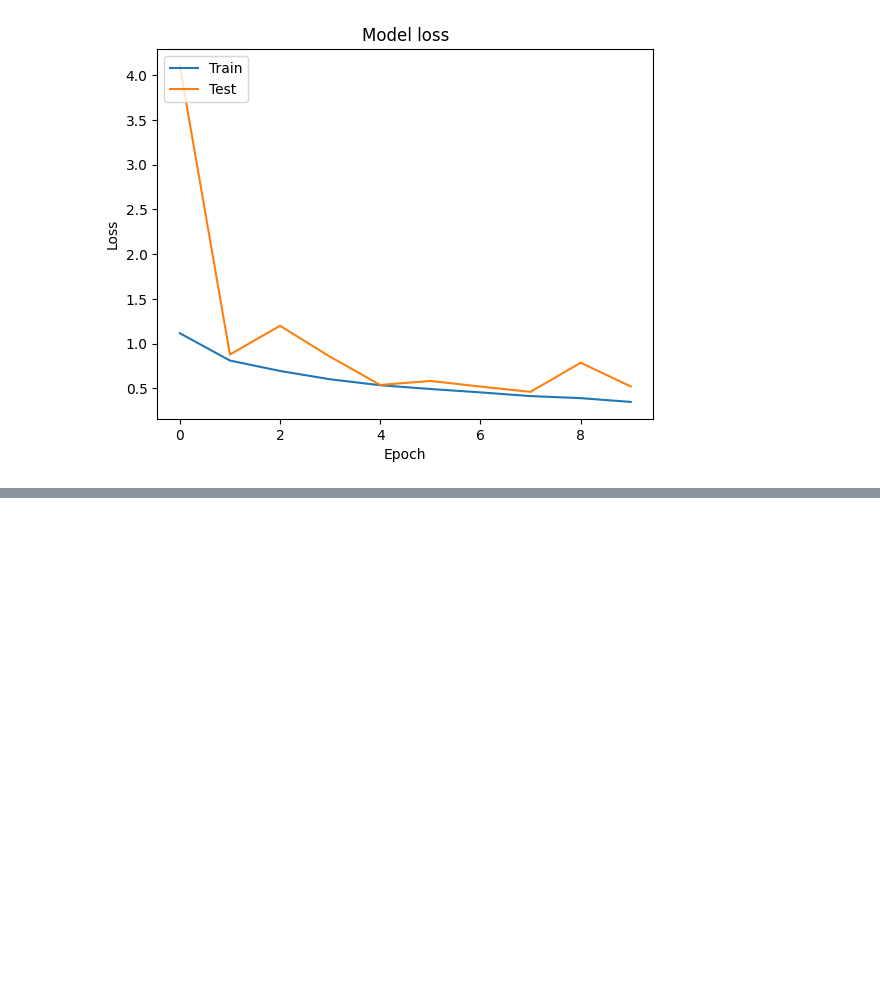
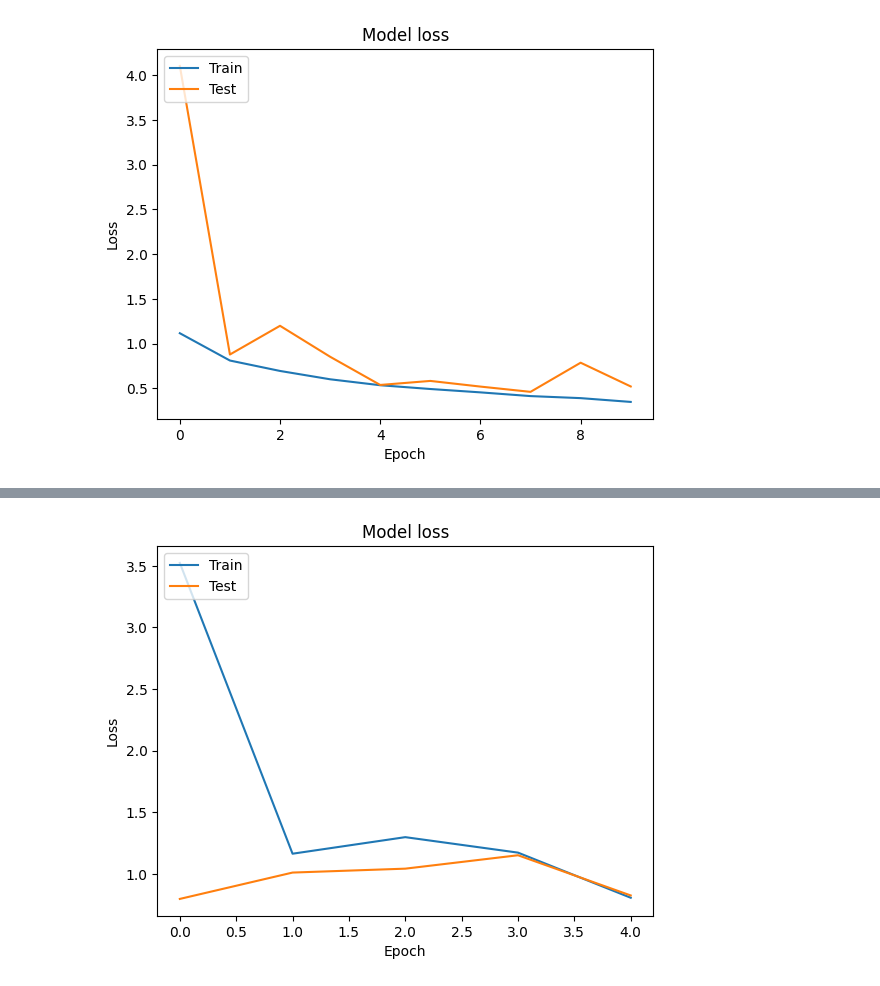
Before and after one commit to kale-sahil/intel-image-classification, a Jupyter notebook: Copy_of_Intel_Classification_Dataset.ipynb, the cells around one changed output, grey strips where cells are left out. Saved outputs shown, nothing was run; the diff lists cells and outputs as text; code cells hidden in the pictures; blank space fills up the shorter version.

```diff
--- a/Copy_of_Intel_Classification_Dataset.ipynb
+++ b/Copy_of_Intel_Classification_Dataset.ipynb
@@ -644,0 +787,4 @@ model_loss(trained_model5)
+# %%
+model_loss(trained_model_inception)
+# %% [output]
+[figure, added]
```
Also changed, not shown: parts of 18 cells of this notebook.
